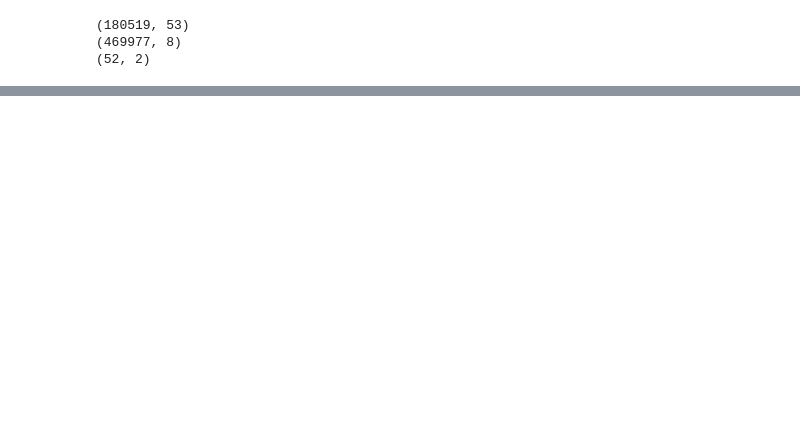
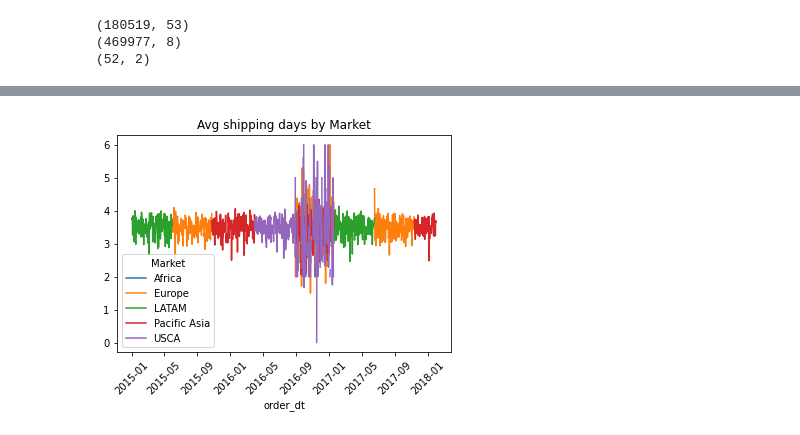
Before and after one commit to nsu1210/Kaggle, a Jupyter notebook: dataco-supply-chain-data-eda.ipynb, the cells around one changed output, grey strips where cells are left out. Drawn from its saved outputs; the diff is of its cells as text; code cells hidden in the pictures; blank space fills up the shorter version.

```diff
--- a/dataco-supply-chain-data-eda.ipynb
+++ b/dataco-supply-chain-data-eda.ipynb
@@ -28,0 +135,7 @@ data.head()
+# %%
+data.groupby(['order_dt','Market'])['Days for shipping (real)'].mean().unstack().plot()
+plt.xticks(rotation = 45)
+plt.title('Avg shipping days by Market')
+plt.show()
+# %% [output]
+[figure, added]
```
Also changed, not shown: parts of 14 cells of this notebook.
